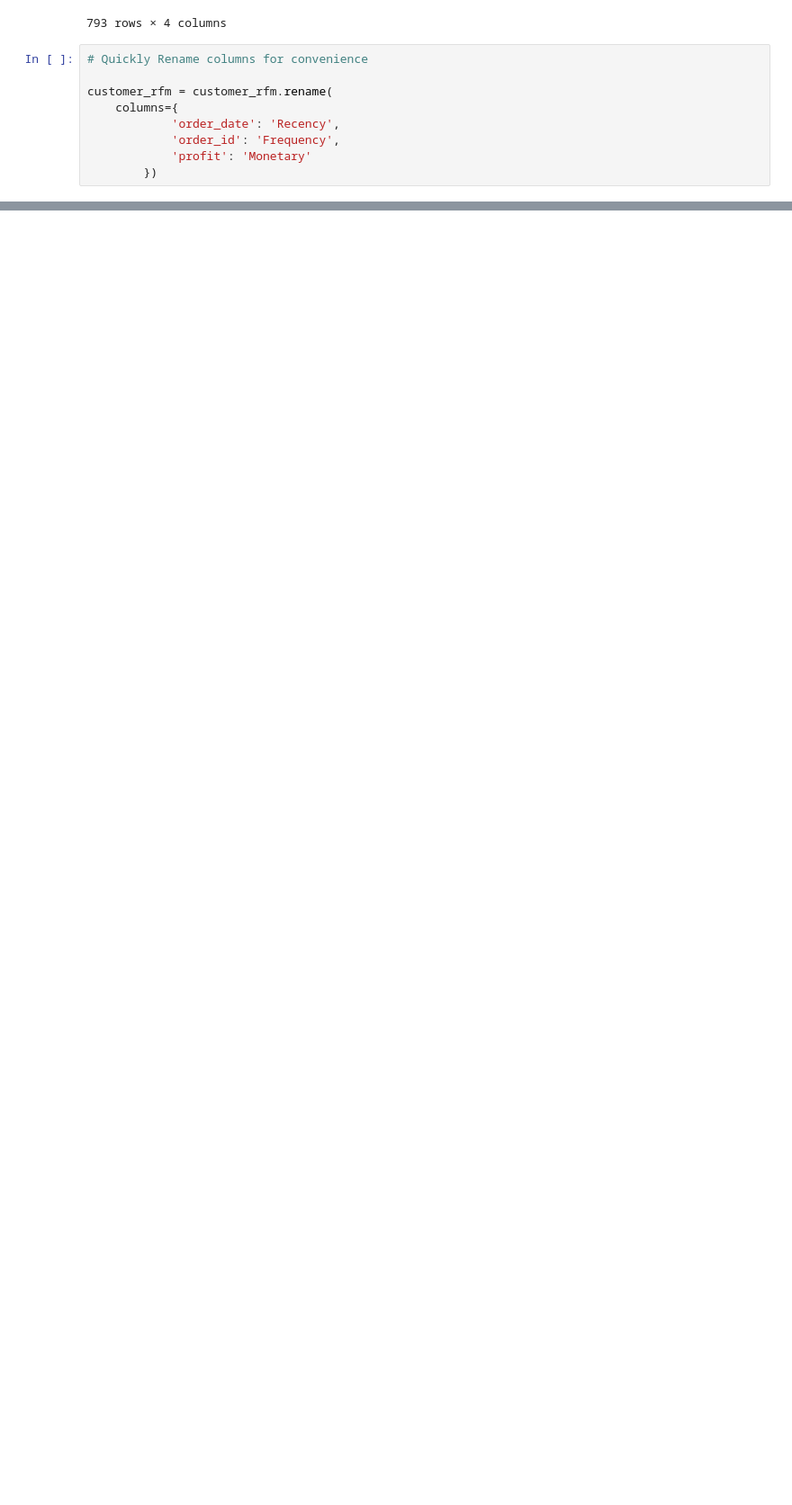
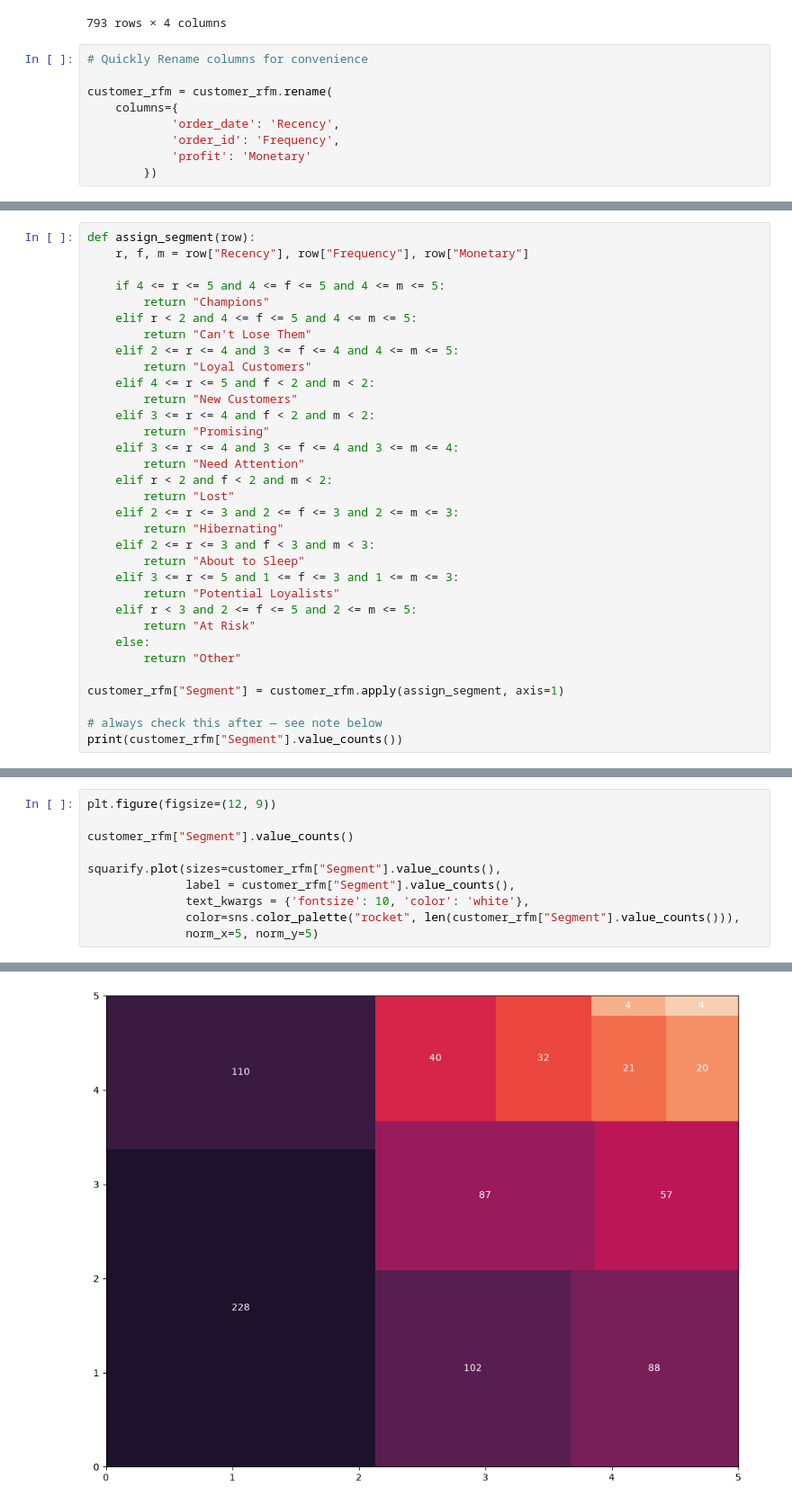
Before and after one commit to Reyal335/Superstore-Sales-Dashboard, a Jupyter notebook: notebooks/Z0_RFM_analysis.ipynb, the cells around one changed output, grey strips where cells are left out. Shown at 90% size. Cells and saved outputs as stored; diff of their text form; blank space fills up the shorter version.

```diff
--- a/notebooks/Z0_RFM_analysis.ipynb
+++ b/notebooks/Z0_RFM_analysis.ipynb
@@ -191,0 +215,33 @@ customer_rfm
+# %%
+def assign_segment(row):
+    r, f, m = row["Recency"], row["Frequency"], row["Monetary"]
+
+    if 4 <= r <= 5 and 4 <= f <= 5 and 4 <= m <= 5:
+        return "Champions"
+    elif r < 2 and 4 <= f <= 5 and 4 <= m <= 5:
+        return "Can't Lose Them"
+    elif 2 <= r <= 4 and 3 <= f <= 4 and 4 <= m <= 5:
+        return "Loyal Customers"
+    elif 4 <= r <= 5 and f < 2 and m < 2:
+        return "New Customers"
+    elif 3 <= r <= 4 and f < 2 and m < 2:
+        return "Promising"
+    elif 3 <= r <= 4 and 3 <= f <= 4 and 3 <= m <= 4:
+        return "Need Attention"
+    elif r < 2 and f < 2 and m < 2:
+        return "Lost"
+    elif 2 <= r <= 3 and 2 <= f <= 3 and 2 <= m <= 3:
+        return "Hibernating"
+    elif 2 <= r <= 3 and f < 3 and m < 3:
+        return "About to Sleep"
+    elif 3 <= r <= 5 and 1 <= f <= 3 and 1 <= m <= 3:
+        return "Potential Loyalists"
+    elif r < 3 and 2 <= f <= 5 and 2 <= m <= 5:
+        return "At Risk"
+    else:
+        return "Other"
+
+customer_rfm["Segment"] = customer_rfm.apply(assign_segment, axis=1)
+
+# always check this after — see note below
+print(customer_rfm["Segment"].value_counts())
@@ -191,0 +263,11 @@ customer_rfm
+# %%
+plt.figure(figsize=(12, 9))
+
+customer_rfm["Segment"].value_counts()
+
+squarify.plot(sizes=customer_rfm["Segment"].value_counts(),
+              label = customer_rfm["Segment"].value_counts(),
+              text_kwargs = {'fontsize': 10, 'color': 'white'},
+              color=sns.color_palette("rocket", len(customer_rfm["Segment"].value_counts())),
+              norm_x=5, norm_y=5)
+# %% [output]
@@ -191,0 +275 @@ customer_rfm
+[figure, added]
```
Also changed, not shown: parts of 10 cells of this notebook, 1 other file.
